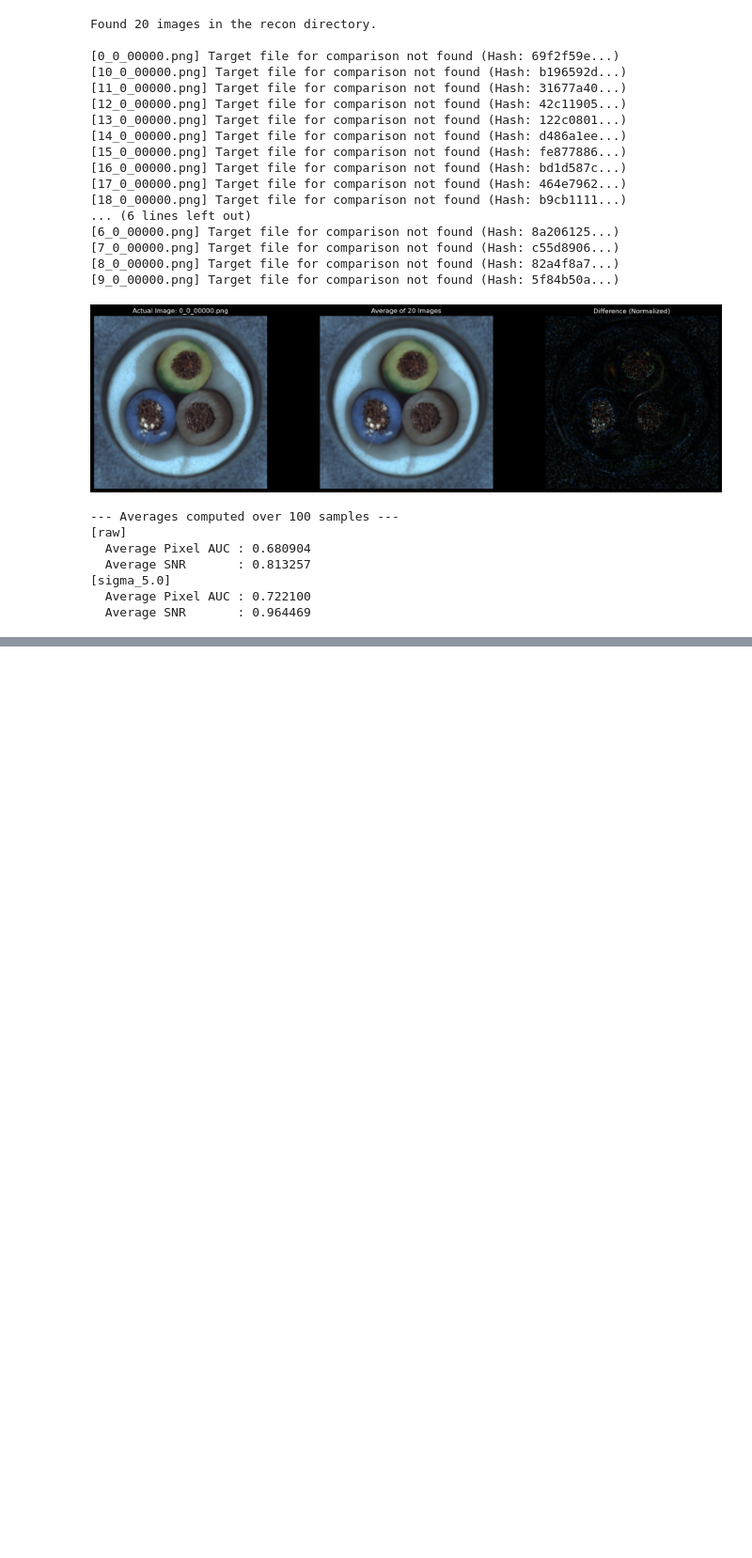
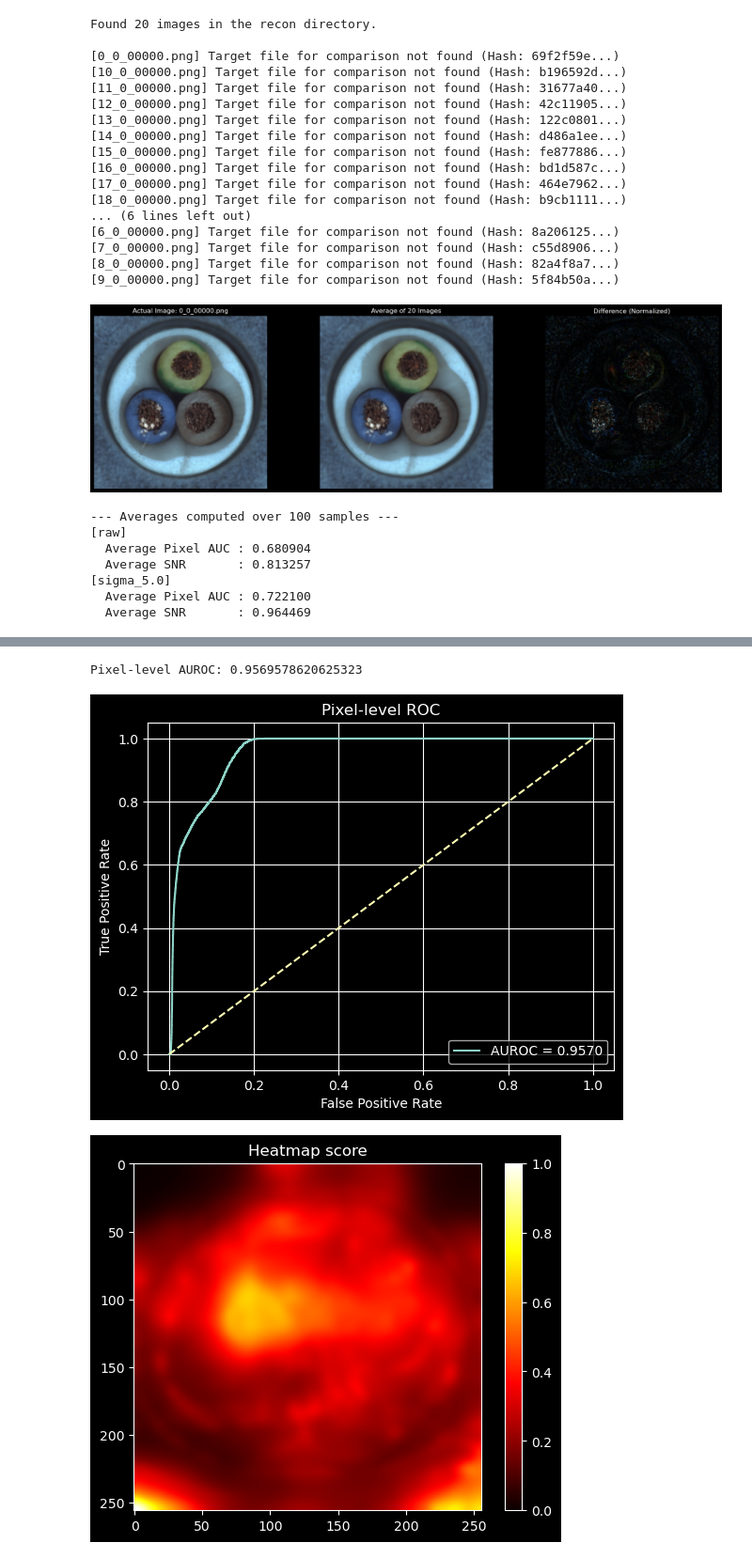
Before and after one commit to KheirAli/Statistical_OOD_detection, a Jupyter notebook: test.ipynb, the cells around one changed output, grey strips where cells are left out. Shown at 94% size. Saved outputs shown, nothing was run; the diff lists cells and outputs as text; code cells hidden in the pictures; blank space fills up the shorter version.

```diff
--- a/test.ipynb
+++ b/test.ipynb
@@ -168,0 +194,58 @@ for sigma_k in ['raw', 'sigma_5.0']:
+# %%
+import numpy as np
+import matplotlib.pyplot as plt
+from sklearn.metrics import roc_curve, roc_auc_score
+from skimage.transform import resize
+#  If mask is RGB/RGBA, convert to grayscale
+if mask.ndim == 3:
+    mask = mask[..., 0]
+score = temp[0]
+# score = (score-min(score.ravel()))/(max(score.ravel())-min(score.ravel())+1e-8)
+# Resize mask if needed
+if mask.shape != score.shape:
+    mask = resize(mask, score.shape, order=0, preserve_range=True, anti_aliasing=True)
+
+# Binarize mask
+mask_bin = mask > 0.5
+
+# Flatten
+y_true = mask_bin.astype(np.uint8).ravel()
+y_score = score.ravel()
+
+# Remove NaN/inf if any
+valid = np.isfinite(y_score)
+y_true = y_true[valid]
+y_score = y_score[valid]
+
+# Compute ROC and AUROC
+fpr, tpr, thresholds = roc_curve(y_true, y_score)
+auc = roc_auc_score(y_true, y_score)
+
+print("Pixel-level AUROC:", auc)
+
+# Plot ROC
+plt.figure()
+plt.plot(fpr, tpr, label=f"AUROC = {auc:.4f}")
+plt.plot([0, 1], [0, 1], "--")
+plt.xlabel("False Positive Rate")
+plt.ylabel("True Positive Rate")
+plt.title("Pixel-level ROC")
+plt.legend()
+plt.grid(True)
+plt.show()
+
+# Optional: visualize score and mask
+plt.figure()
+plt.imshow(score, cmap="hot")
+plt.title("Heatmap score")
+plt.colorbar()
+plt.show()
+
+plt.figure()
+plt.imshow(mask_bin, cmap="gray")
+plt.title("GT mask")
+plt.show()
+# %% [output]
+Pixel-level AUROC: 0.9569578620625323
+[figure, added]
+[figure, added]
```
Also changed, not shown: parts of 11 cells of this notebook, 55 other files.
